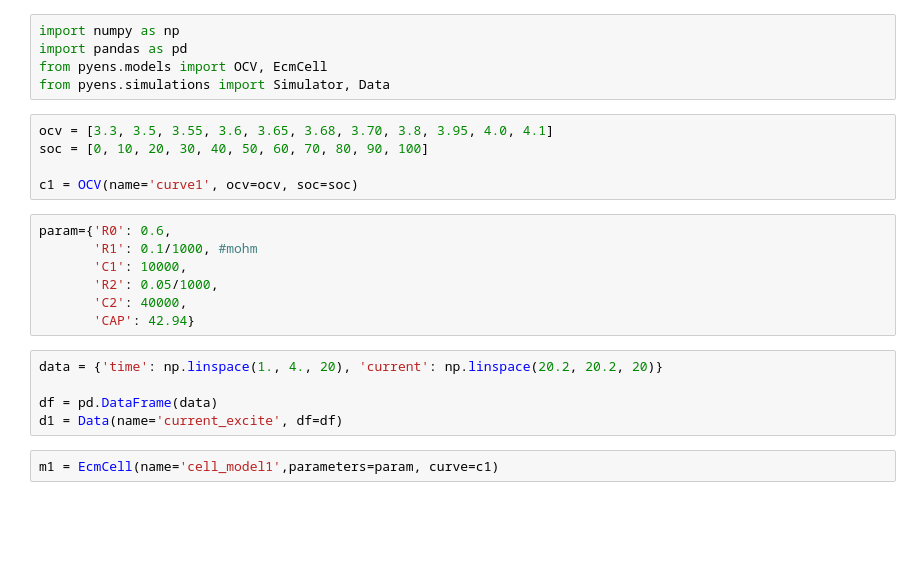
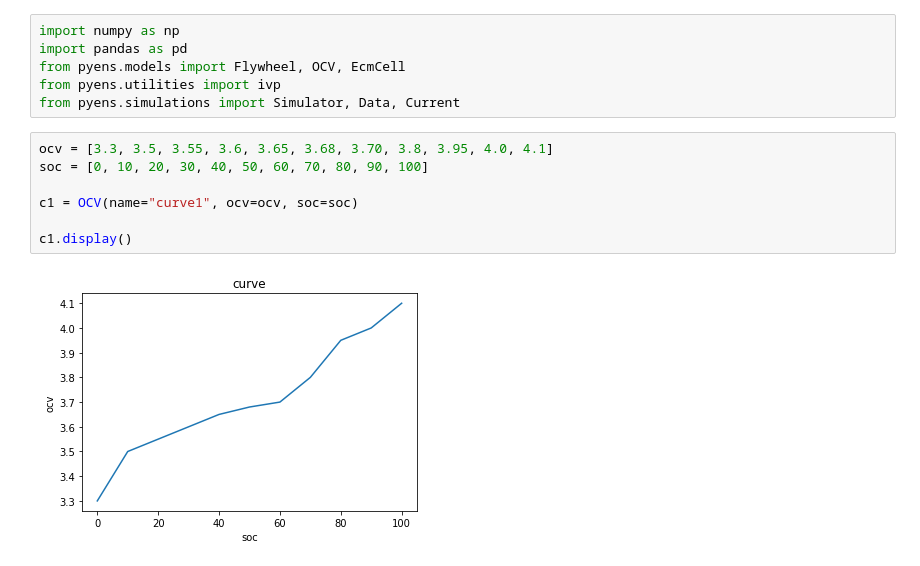
Before and after one commit to tonylee2016/batterylearn, a Jupyter notebook: notebook/demos.ipynb, the cells around one changed output. Cells and saved outputs as stored; diff of their text form; blank space fills up the shorter version.

Commit message:
completed the simulation demo

```diff
--- a/notebook/demos.ipynb
+++ b/notebook/demos.ipynb
@@ -1,24 +1,15 @@
 # %%
 import numpy as np
 import pandas as pd
-from pyens.models import OCV, EcmCell
-from pyens.simulations import Simulator, Data
+from pyens.models import Flywheel, OCV, EcmCell
+from pyens.utilities import ivp
+from pyens.simulations import Simulator, Data, Current
 # %%
 ocv = [3.3, 3.5, 3.55, 3.6, 3.65, 3.68, 3.70, 3.8, 3.95, 4.0, 4.1]
 soc = [0, 10, 20, 30, 40, 50, 60, 70, 80, 90, 100]
 
-c1 = OCV(name='curve1', ocv=ocv, soc=soc)
+c1 = OCV(name="curve1", ocv=ocv, soc=soc)
+
+c1.display()
+# %% [output]
+[figure, added]
-# %%
-param={'R0': 0.6,
-       'R1': 0.1/1000, #mohm
-       'C1': 10000,
-       'R2': 0.05/1000,
-       'C2': 40000,
-       'CAP': 42.94}
-# %%
-data = {'time': np.linspace(1., 4., 20), 'current': np.linspace(20.2, 20.2, 20)}
-
-df = pd.DataFrame(data)
-d1 = Data(name='current_excite', df=df)
-# %%
-m1 = EcmCell(name='cell_model1',parameters=param, curve=c1)
```
Also changed, not shown: parts of 5 cells of this notebook, 3 other files.
